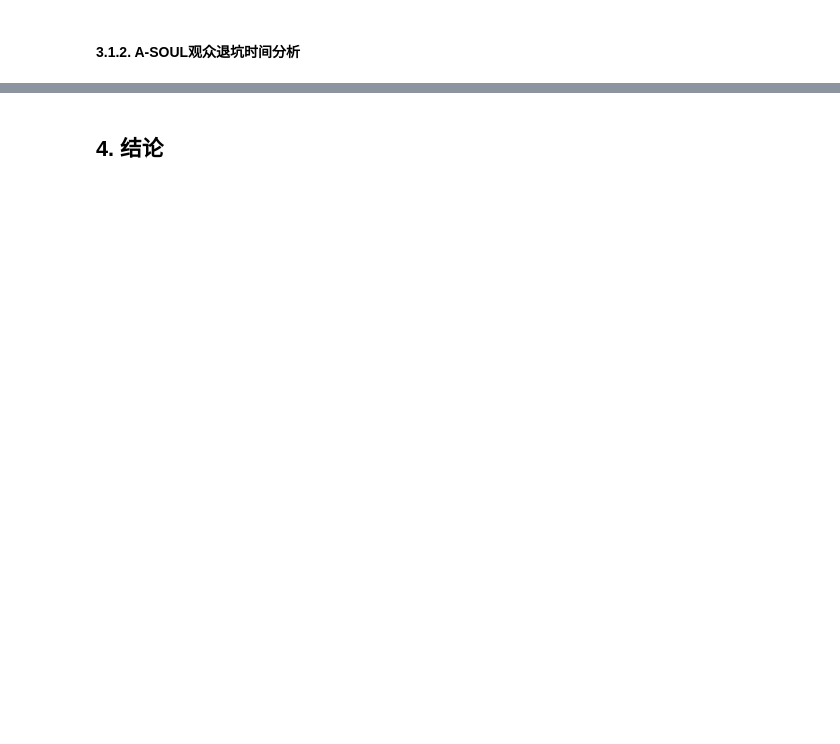
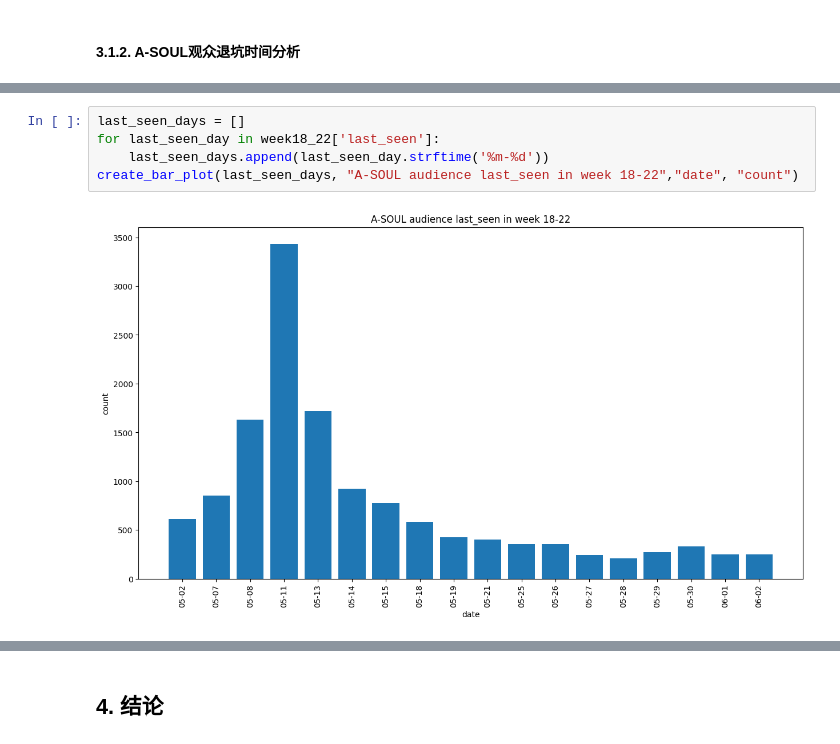
Before and after one commit to VictorAZ12/ZJStatistics2, a Jupyter notebook: analysis/Analysis.ipynb, the cells around one changed output, grey strips where cells are left out. Drawn from its saved outputs; the diff is of its cells as text; blank space fills up the shorter version.

```diff
--- a/analysis/Analysis.ipynb
+++ b/analysis/Analysis.ipynb
@@ -122,0 +184,7 @@ data['161711896']
+# %%
+last_seen_days = []
+for last_seen_day in week18_22['last_seen']:
+    last_seen_days.append(last_seen_day.strftime('%m-%d'))
+create_bar_plot(last_seen_days, "A-SOUL audience last_seen in week 18-22","date", "count")
+# %% [output]
+[figure, added]
```
Also changed, not shown: parts of 37 cells of this notebook, 5 other files.
